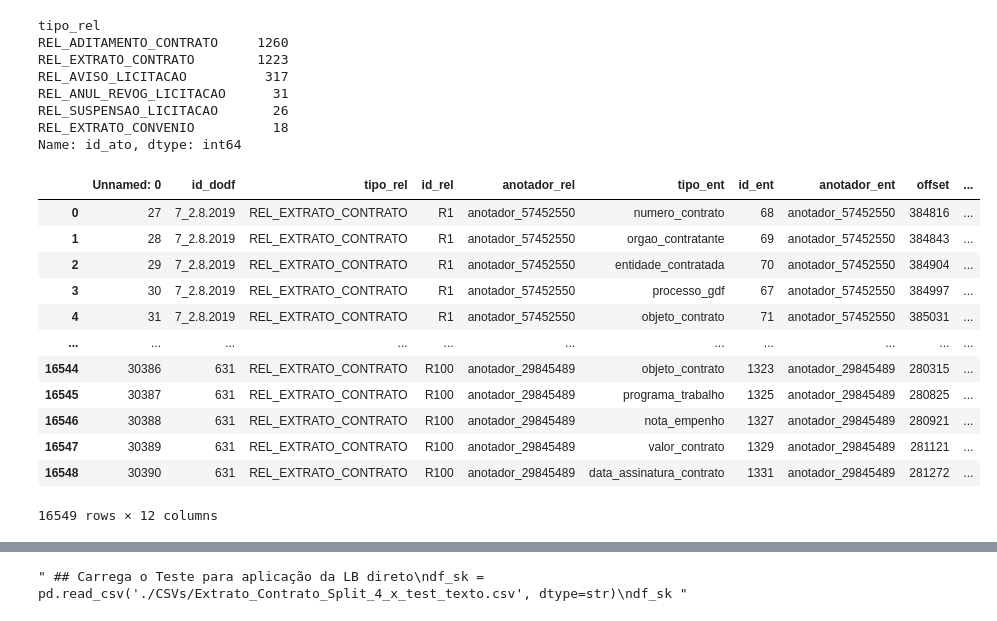
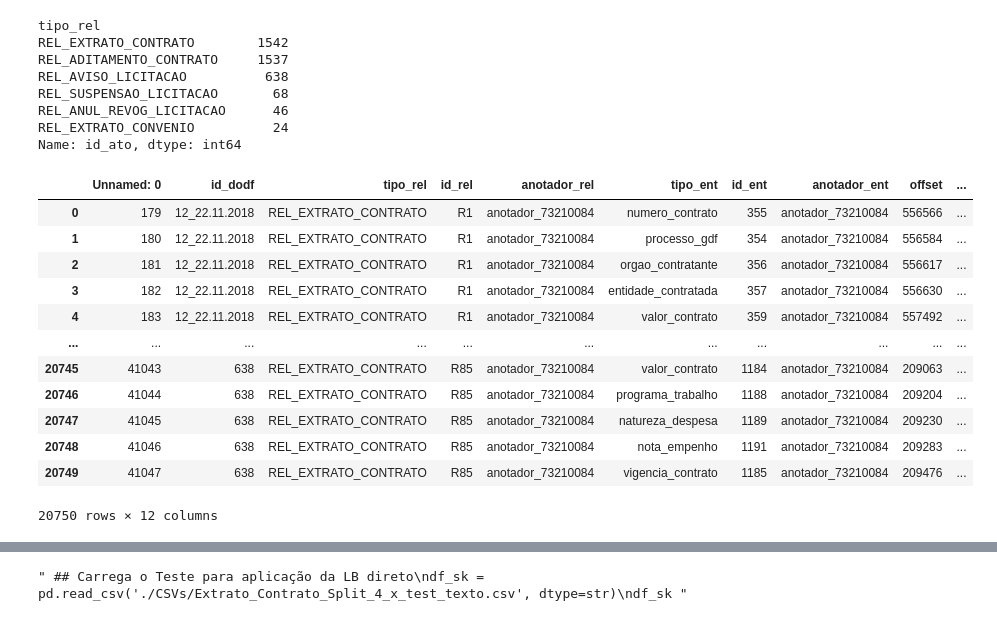
Before and after one commit to UnB-KnEDLe/experiments, a Jupyter notebook: members/lucelia/Supervisao_Fraca/labelfunction_v3.ipynb, the cells around one changed output, grey strips where cells are left out. Drawn from its saved outputs; the diff is of its cells as text; code cells hidden in the pictures.

Commit message:
ajustes dataset v1

```diff
--- a/members/lucelia/Supervisao_Fraca/labelfunction_v3.ipynb
+++ b/members/lucelia/Supervisao_Fraca/labelfunction_v3.ipynb
@@ -5,4 +5,4 @@ import scipy.stats
 import sklearn
 import numpy
 # %%
-data = pd.read_csv('./CSVs/DODFCorpus_contratos_licitacoes_v0.csv', dtype=str)
+data = pd.read_csv('./CSVs/DODFCorpus_contratos_licitacoes_v1.csv', dtype=str)
@@ -9,3 +25,16 @@ data = pd.read_csv('./CSVs/DODFCorpus_contratos_licitacoes_v0.csv', dtype=str)
+# %%
+#Insere um espaço entre as entidade e :
+import re
+def correct_space_before_numeric_entities(string):
+    result = re.sub(r'([A-Za-z]:)[0-9]', r'\1 ', string)
+    result = result.replace("\n", " ")
+    return result
+# %%
+
+#Preprocessa o dataset para ajustar o casos de entidade e : sem espaço
+#df['a']=df['a'].map(func)
+# #data['texto']= data['texto'].apply(result)
+data['texto']= data['texto'].map(correct_space_before_numeric_entities)
 # %%
 data
 # %% [output]
@@ -44,30 +73,31 @@ result = data.groupby('tipo_rel')['id_ato'].nunique()
 print(result.sort_values(ascending=False))
 # %% [output]
 tipo_rel
-REL_ADITAMENTO_CONTRATO     1260
-REL_EXTRATO_CONTRATO        1223
-REL_AVISO_LICITACAO          317
-REL_ANUL_REVOG_LICITACAO      31
-REL_SUSPENSAO_LICITACAO       26
-REL_EXTRATO_CONVENIO          18
+REL_EXTRATO_CONTRATO        1542
+REL_ADITAMENTO_CONTRATO     1537
+REL_AVISO_LICITACAO          638
+REL_SUSPENSAO_LICITACAO       68
+REL_ANUL_REVOG_LICITACAO      46
+REL_EXTRATO_CONVENIO          24
 Name: id_ato, dtype: int64
 # %%
 tipo_ato = data.loc[data['tipo_rel'] == 'REL_EXTRATO_CONTRATO'].reset_index(drop=True)
+tipo_ato.to_csv("./CSVs/REL_EXTRATO_CONTRATO_COMPLETO_V1.csv")
 tipo_ato
 # %% [output]
 |  | Unnamed: 0 | id_dodf | tipo_rel | id_rel | anotador_rel | tipo_ent | id_ent | anotador_ent | offset | ... |
-| 0 | 27 | 7_2.8.2019 | REL_EXTRATO_CONTRATO | R1 | anotador_57452550 | numero_contrato | 68 | anotador_57452550 | 384816 | ... |
-| 1 | 28 | 7_2.8.2019 | REL_EXTRATO_CONTRATO | R1 | anotador_57452550 | orgao_contratante | 69 | anotador_57452550 | 384843 | ... |
-| 2 | 29 | 7_2.8.2019 | REL_EXTRATO_CONTRATO | R1 | anotador_57452550 | entidade_contratada | 70 | anotador_57452550 | 384904 | ... |
-| 3 | 30 | 7_2.8.2019 | REL_EXTRATO_CONTRATO | R1 | anotador_57452550 | processo_gdf | 67 | anotador_57452550 | 384997 | ... |
-| 4 | 31 | 7_2.8.2019 | REL_EXTRATO_CONTRATO | R1 | anotador_57452550 | objeto_contrato | 71 | anotador_57452550 | 385031 | ... |
+| 0 | 179 | 12_22.11.2018 | REL_EXTRATO_CONTRATO | R1 | anotador_73210084 | numero_contrato | 355 | anotador_73210084 | 556566 | ... |
+| 1 | 180 | 12_22.11.2018 | REL_EXTRATO_CONTRATO | R1 | anotador_73210084 | processo_gdf | 354 | anotador_73210084 | 556584 | ... |
+| 2 | 181 | 12_22.11.2018 | REL_EXTRATO_CONTRATO | R1 | anotador_73210084 | orgao_contratante | 356 | anotador_73210084 | 556617 | ... |
+| 3 | 182 | 12_22.11.2018 | REL_EXTRATO_CONTRATO | R1 | anotador_73210084 | entidade_contratada | 357 | anotador_73210084 | 556630 | ... |
+| 4 | 183 | 12_22.11.2018 | REL_EXTRATO_CONTRATO | R1 | anotador_73210084 | valor_contrato | 359 | anotador_73210084 | 557492 | ... |
 | ... | ... | ... | ... | ... | ... | ... | ... | ... | ... | ... |
-| 16544 | 30386 | 631 | REL_EXTRATO_CONTRATO | R100 | anotador_29845489 | objeto_contrato | 1323 | anotador_29845489 | 280315 | ... |
-| 16545 | 30387 | 631 | REL_EXTRATO_CONTRATO | R100 | anotador_29845489 | programa_trabalho | 1325 | anotador_29845489 | 280825 | ... |
-| 16546 | 30388 | 631 | REL_EXTRATO_CONTRATO | R100 | anotador_29845489 | nota_empenho | 1327 | anotador_29845489 | 280921 | ... |
-| 16547 | 30389 | 631 | REL_EXTRATO_CONTRATO | R100 | anotador_29845489 | valor_contrato | 1329 | anotador_29845489 | 281121 | ... |
-| 16548 | 30390 | 631 | REL_EXTRATO_CONTRATO | R100 | anotador_29845489 | data_assinatura_contrato | 1331 | anotador_29845489 | 281272 | ... |
+| 20745 | 41043 | 638 | REL_EXTRATO_CONTRATO | R85 | anotador_73210084 | valor_contrato | 1184 | anotador_73210084 | 209063 | ... |
+| 20746 | 41044 | 638 | REL_EXTRATO_CONTRATO | R85 | anotador_73210084 | programa_trabalho | 1188 | anotador_73210084 | 209204 | ... |
+| 20747 | 41045 | 638 | REL_EXTRATO_CONTRATO | R85 | anotador_73210084 | natureza_despesa | 1189 | anotador_73210084 | 209230 | ... |
+| 20748 | 41046 | 638 | REL_EXTRATO_CONTRATO | R85 | anotador_73210084 | nota_empenho | 1191 | anotador_73210084 | 209283 | ... |
+| 20749 | 41047 | 638 | REL_EXTRATO_CONTRATO | R85 | anotador_73210084 | vigencia_contrato | 1185 | anotador_73210084 | 209476 | ... |
-16549 rows × 12 columns
+20750 rows × 12 columns
 # %%
 
 result = tipo_ato.groupby('tipo_ent')['id_ato'].nunique()
```
Also changed, not shown: parts of 30 cells of this notebook, 25 other files.
